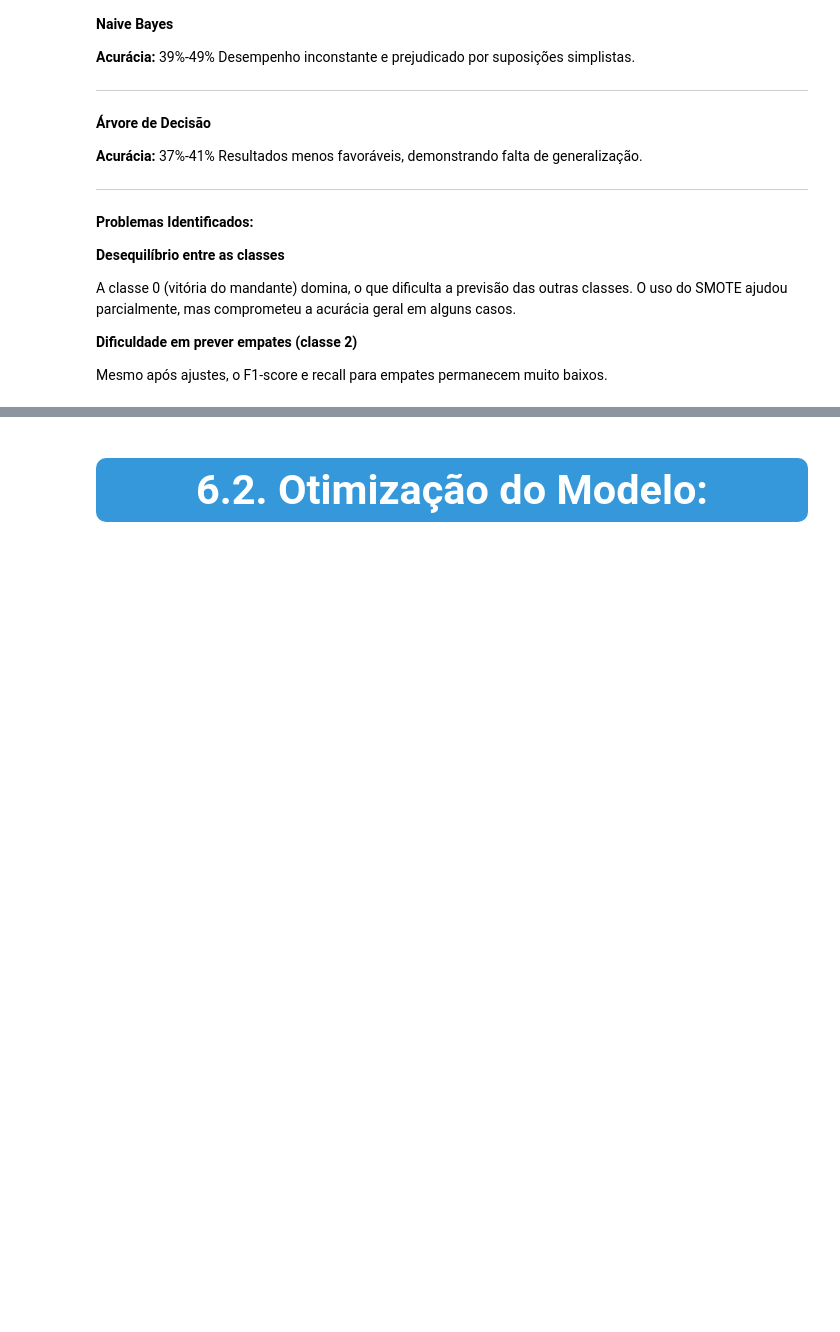
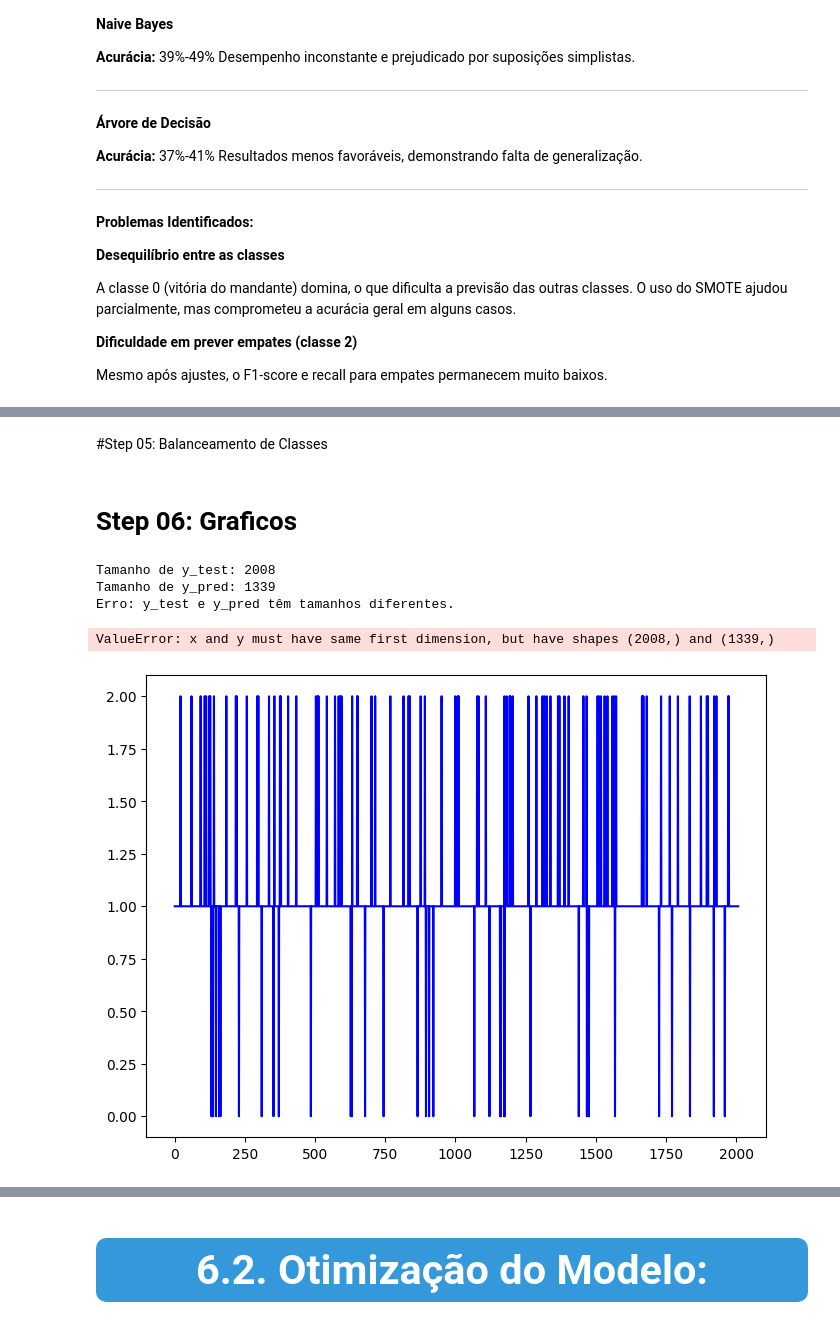
Before and after one commit to RodrigoMarenda/Sports_Predictions, a Jupyter notebook: notebooks/Sports_Predctions.ipynb, the cells around one changed output, grey strips where cells are left out. Cells and saved outputs as stored; diff of their text form; code cells hidden in the pictures; blank space fills up the shorter version.

```diff
--- a/notebooks/Sports_Predctions.ipynb
+++ b/notebooks/Sports_Predctions.ipynb
@@ -1689,0 +1800,39 @@ Tuning de Hiperparâmetros: Para os modelos de árvore de decisão e Random Fore
+# %% [markdown]
+#Step 05: Balanceamento de Classes
+# %% [markdown]
+# Step 06: Graficos
+# %%
+import matplotlib.pyplot as plt
+
+# Verifique o tamanho das variáveis
+print("Tamanho de y_test:", len(y_test))
+print("Tamanho de y_pred:", len(y_pred))
+
+# Verifique se o tamanho é o mesmo antes de plotar
+if len(y_test) == len(y_pred):
+    plt.figure(figsize=(8, 6))
+    plt.scatter(y_test, y_pred, color='blue', alpha=0.5)
+    plt.plot([y_test.min(), y_test.max()], [y_test.min(), y_test.max()], color='red', linestyle='--')
+    plt.xlabel('Valores Reais')
+    plt.ylabel('Previsões')
+    plt.title('Gráfico de Dispersão - Valores Reais vs Previsões')
+    plt.show()
+else:
+    print("Erro: y_test e y_pred têm tamanhos diferentes.")
+# %% [output]
+Tamanho de y_test: 2008
+Tamanho de y_pred: 1339
+Erro: y_test e y_pred têm tamanhos diferentes.
+# %%
+# Gráfico de comparação direta
+plt.figure(figsize=(8, 6))
+plt.plot(range(len(y_test)), y_test, label='Valores Reais', color='blue')
+plt.plot(range(len(y_test)), y_pred, label='Previsões', color='orange')
+plt.xlabel('Índice das Amostras')
+plt.ylabel('Gols')
+plt.title('Comparação entre Valores Reais e Previsões')
+plt.legend()
+plt.show()
+# %% [output]
+ValueError: x and y must have same first dimension, but have shapes (2008,) and (1339,)
+[figure, added]
```
Also changed, not shown: parts of 29 cells of this notebook.
